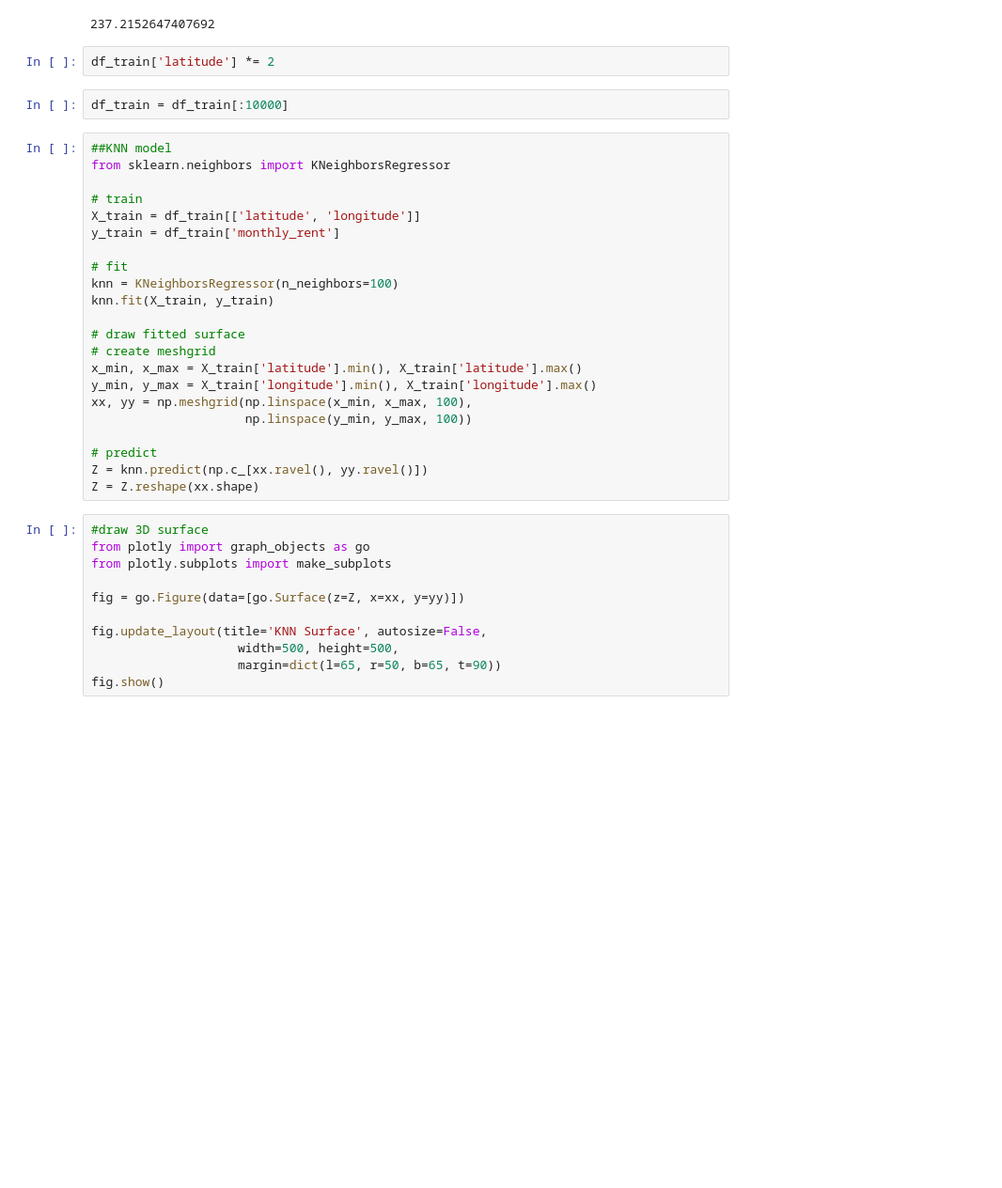
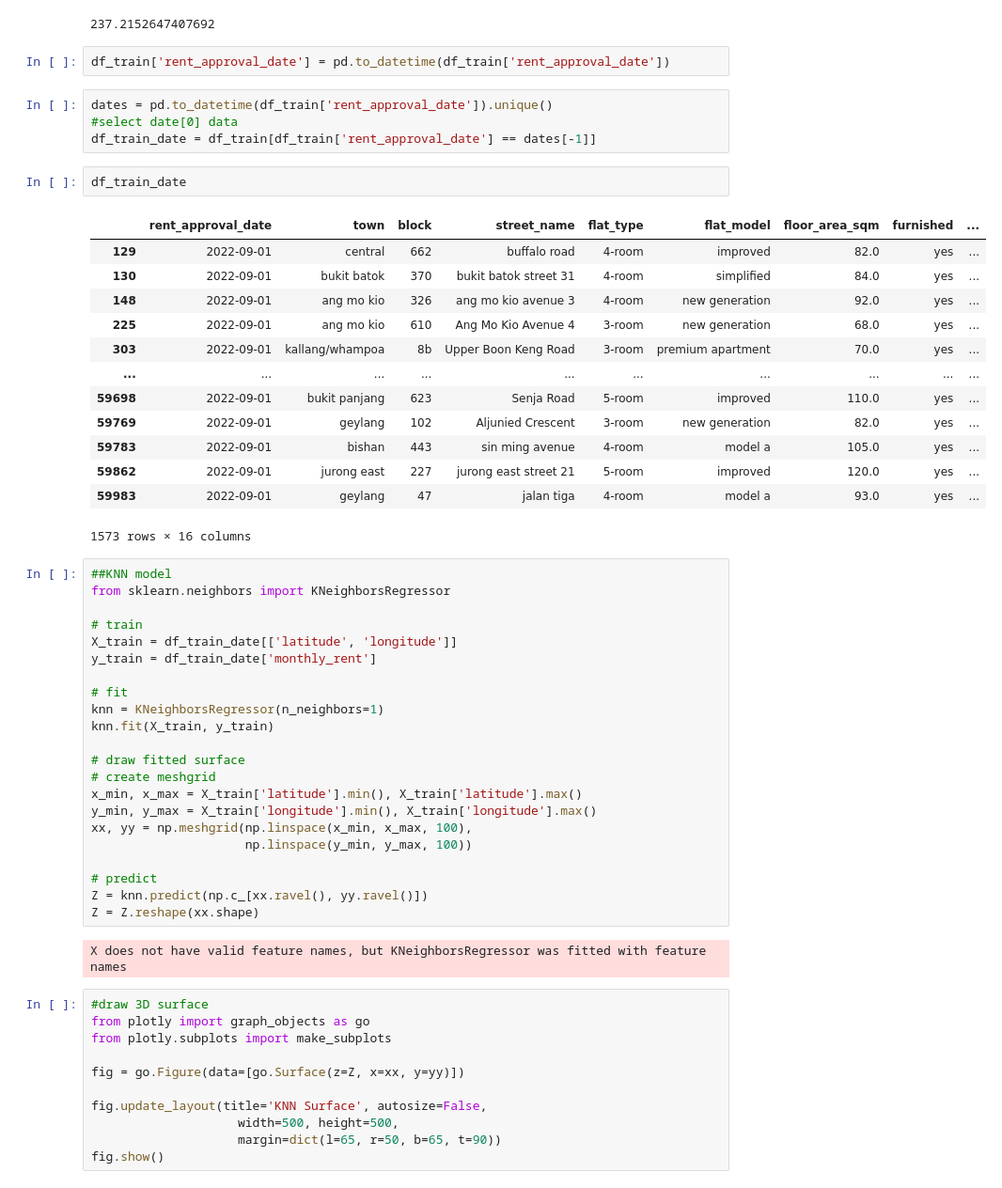
Before and after one commit to Concyclics/NUS-CS5228-project, a Jupyter notebook: plots/KNN.ipynb, the cells around one changed output. Shown: that part at 94% size. Saved outputs shown, nothing was run; the diff lists cells and outputs as text; blank space fills up the shorter version.

```diff
--- a/plots/KNN.ipynb
+++ b/plots/KNN.ipynb
@@ -32,20 +32,38 @@ def from_lat_long_to_dis(latA, lonA, latB, lonB):
 from_lat_long_to_dis(26.08, 119.28, 24.26, 118.04)# fuzhou to xiamen
 # %% [output]
 237.2152647407692
-# %%
-df_train['latitude'] *= 2
-# %%
-df_train = df_train[:10000]
+# %%
+df_train['rent_approval_date'] = pd.to_datetime(df_train['rent_approval_date'])
+# %%
+dates = pd.to_datetime(df_train['rent_approval_date']).unique()
+#select date[0] data
+df_train_date = df_train[df_train['rent_approval_date'] == dates[-1]]
+# %%
+df_train_date
+# %% [output]
+|  | rent_approval_date | town | block | street_name | flat_type | flat_model | floor_area_sqm | furnished | ... |
+| 129 | 2022-09-01 | central | 662 | buffalo road | 4-room | improved | 82.0 | yes | ... |
+| 130 | 2022-09-01 | bukit batok | 370 | bukit batok street 31 | 4-room | simplified | 84.0 | yes | ... |
+| 148 | 2022-09-01 | ang mo kio | 326 | ang mo kio avenue 3 | 4-room | new generation | 92.0 | yes | ... |
+| 225 | 2022-09-01 | ang mo kio | 610 | Ang Mo Kio Avenue 4 | 3-room | new generation | 68.0 | yes | ... |
+| 303 | 2022-09-01 | kallang/whampoa | 8b | Upper Boon Keng Road | 3-room | premium apartment | 70.0 | yes | ... |
+| ... | ... | ... | ... | ... | ... | ... | ... | ... | ... |
+| 59698 | 2022-09-01 | bukit panjang | 623 | Senja Road | 5-room | improved | 110.0 | yes | ... |
+| 59769 | 2022-09-01 | geylang | 102 | Aljunied Crescent | 3-room | new generation | 82.0 | yes | ... |
+| 59783 | 2022-09-01 | bishan | 443 | sin ming avenue | 4-room | model a | 105.0 | yes | ... |
+| 59862 | 2022-09-01 | jurong east | 227 | jurong east street 21 | 5-room | improved | 120.0 | yes | ... |
+| 59983 | 2022-09-01 | geylang | 47 | jalan tiga | 4-room | model a | 93.0 | yes | ... |
+1573 rows × 16 columns
 # %%
 ##KNN model
 from sklearn.neighbors import KNeighborsRegressor
 
 # train
-X_train = df_train[['latitude', 'longitude']]
-y_train = df_train['monthly_rent']
+X_train = df_train_date[['latitude', 'longitude']]
+y_train = df_train_date['monthly_rent']
 
 # fit
-knn = KNeighborsRegressor(n_neighbors=100)
+knn = KNeighborsRegressor(n_neighbors=1)
 knn.fit(X_train, y_train)
 
 # draw fitted surface
@@ -58,6 +76,8 @@ xx, yy = np.meshgrid(np.linspace(x_min, x_max, 100),
 # predict
 Z = knn.predict(np.c_[xx.ravel(), yy.ravel()])
 Z = Z.reshape(xx.shape)
+# %% [output]
+X does not have valid feature names, but KNeighborsRegressor was fitted with feature names
 # %%
 #draw 3D surface
 from plotly import graph_objects as go
```
Also changed, not shown: parts of 1 cell of this notebook, 5 other files.
